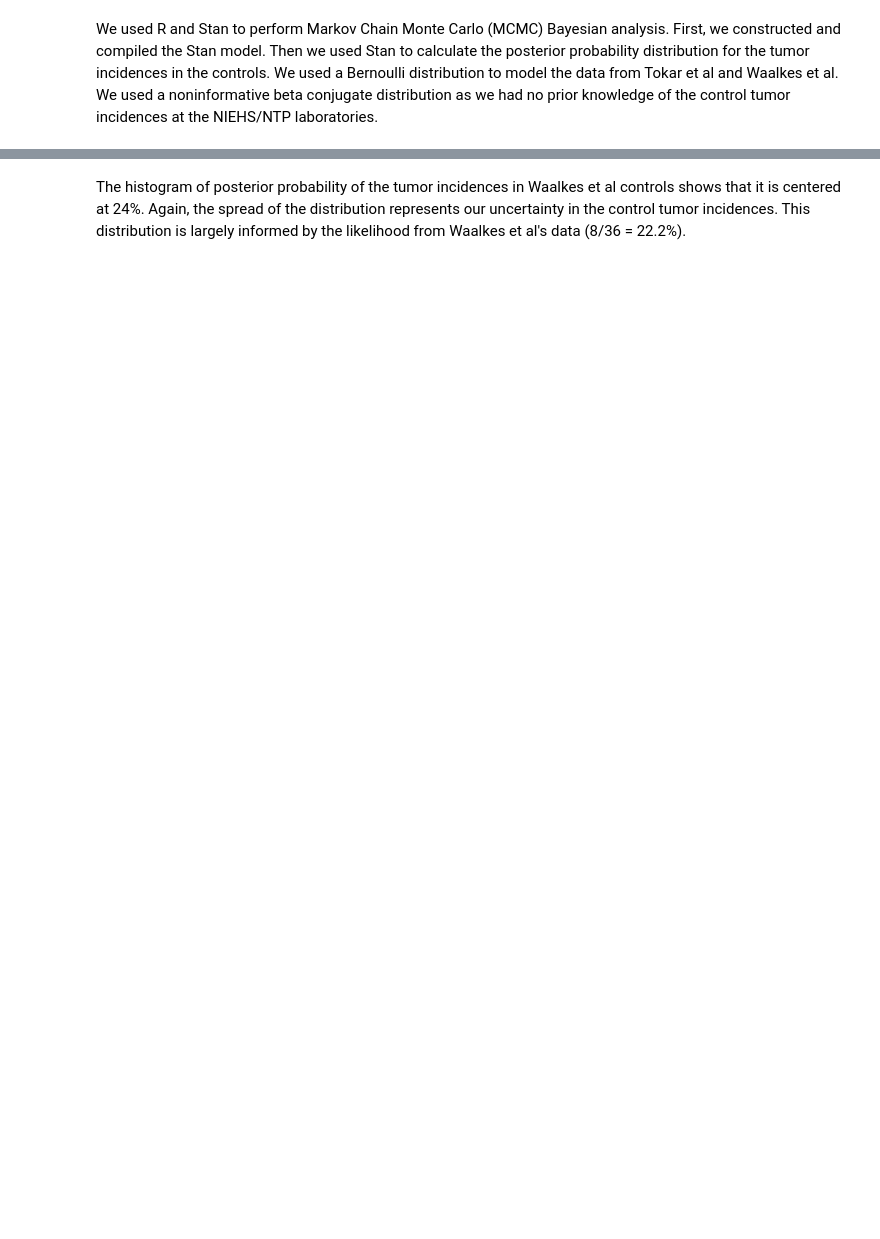
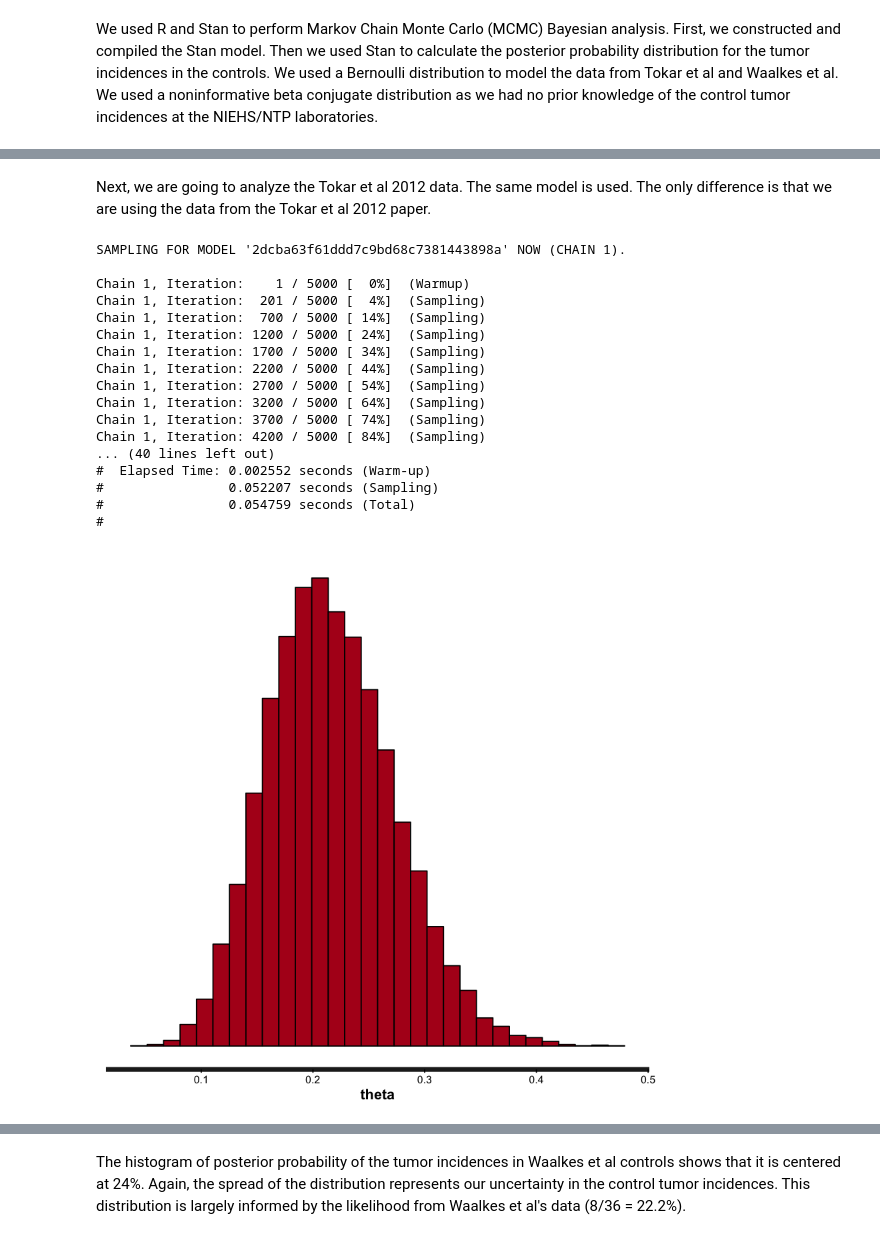
Before and after one commit to DataSciBurgoon/arsenic_mouse_lung_tumor_reanalysis, a Jupyter notebook: Is Waalkes Arsenic Control Tumor Incidence Different From Tokar's-.ipynb, the cells around one changed output, grey strips where cells are left out. Saved outputs shown, nothing was run; the diff lists cells and outputs as text; code cells hidden in the pictures; blank space fills up the shorter version.

```diff
--- a/Is Waalkes Arsenic Control Tumor Incidence Different From Tokar's-.ipynb
+++ b/Is Waalkes Arsenic Control Tumor Incidence Different From Tokar's-.ipynb
@@ -74,0 +80,28 @@ Next, we are going to analyze Waalkes et al's data. The same model is used. The
+# %% [markdown]
+Next, we are going to analyze the Tokar et al 2012 data. The same model is used. The only difference is that we are using the data from the Tokar et al 2012 paper.
+# %%
+Nw <- tokar2_animals
+zw <- tokar2_tumors
+yw <- c(rep(1,zw), rep(0, Nw-zw))
+dataListW <- list(y=yw, N=Nw)
+stanFitT2 <- sampling( object = stanDso , data = dataListW , chains = 3 , iter = 5000 , warmup = 200 , thin = 1 )
+quietgg(stan_hist(stanFitT2))
+# %% [output]
+SAMPLING FOR MODEL '2dcba63f61ddd7c9bd68c7381443898a' NOW (CHAIN 1).
+
+Chain 1, Iteration:    1 / 5000 [  0%]  (Warmup)
+Chain 1, Iteration:  201 / 5000 [  4%]  (Sampling)
+Chain 1, Iteration:  700 / 5000 [ 14%]  (Sampling)
+Chain 1, Iteration: 1200 / 5000 [ 24%]  (Sampling)
+Chain 1, Iteration: 1700 / 5000 [ 34%]  (Sampling)
+Chain 1, Iteration: 2200 / 5000 [ 44%]  (Sampling)
+Chain 1, Iteration: 2700 / 5000 [ 54%]  (Sampling)
+Chain 1, Iteration: 3200 / 5000 [ 64%]  (Sampling)
+Chain 1, Iteration: 3700 / 5000 [ 74%]  (Sampling)
+Chain 1, Iteration: 4200 / 5000 [ 84%]  (Sampling)
+... (40 lines left out)
+#  Elapsed Time: 0.002552 seconds (Warm-up)
+#                0.052207 seconds (Sampling)
+#                0.054759 seconds (Total)
+#
+[figure, added]
```
Also changed, not shown: parts of 30 cells of this notebook.
